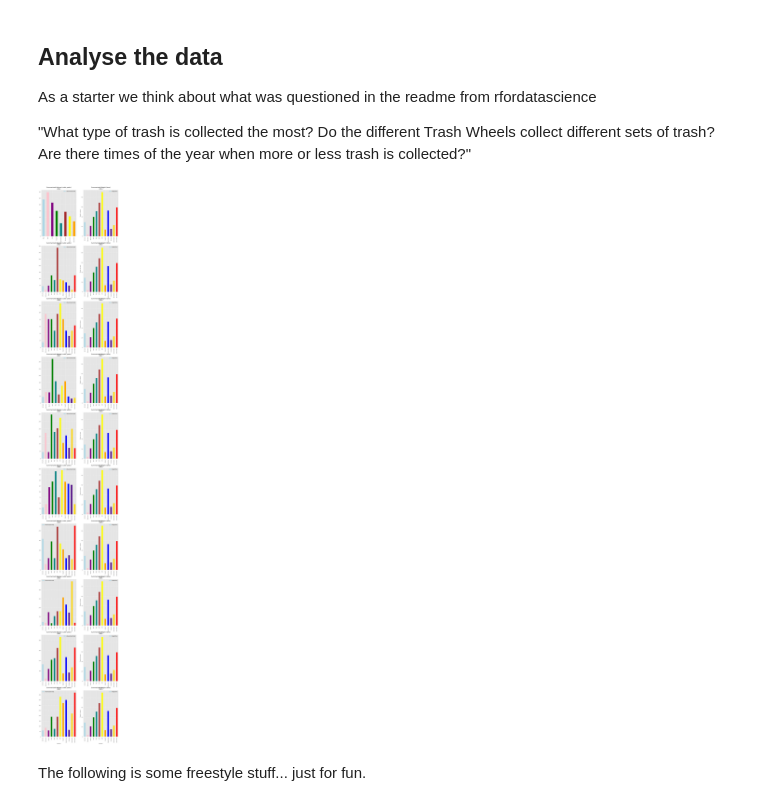
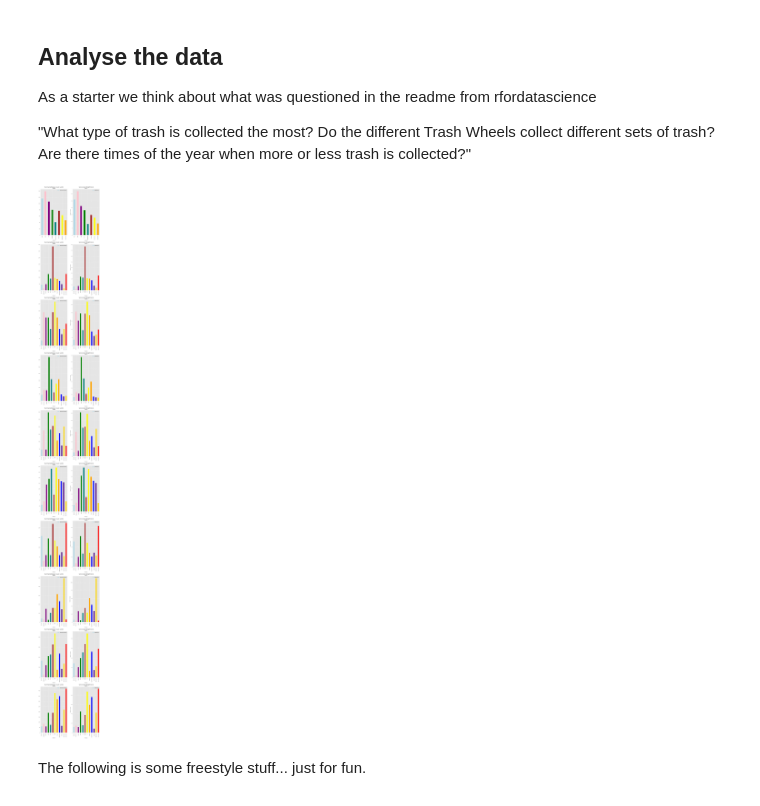
Before and after one commit to wolfJaeger/tidyTuesdayPython, a Jupyter notebook: 2024-03-05/tidyTuesday_2024-03-05.ipynb, the cells around one changed output. Saved outputs shown, nothing was run; the diff lists cells and outputs as text; code cells hidden in the pictures.

```diff
--- a/2024-03-05/tidyTuesday_2024-03-05.ipynb
+++ b/2024-03-05/tidyTuesday_2024-03-05.ipynb
@@ -282,39 +282,38 @@ As a starter we think about what was questioned in the readme from rfordatascien
 year_min = int(alltrashwheels['Year'].min())
 year_max = int(alltrashwheels['Year'].max())
 num_years = year_max - year_min +1
-fix, axes = plt.subplots(num_years,2, figsize=(14,10*num_years))
+fix, axes = plt.subplots(num_years,2, figsize=(14,13*num_years))
 
 sorted_months = ['January', 'February', 'March', 'April', 'May', 'June', 'July', 'August', 'September', 'October',
        'November', 'December']
 
 # make some nice colored bar for each month
 # There is some thing called 'Colorstrology '
 month_colors = ['lightblue', 'pink', 'purple', 'green', 'teal', 'brown', 'yellow', 'orange', 'blue', 'indigo', 'gold', 'red']
 
 for year in range(year_min, year_max+1):
     plot_row_index = year - year_min
     left_ax = axes[plot_row_index, 0]
     right_ax = axes[plot_row_index, 1]
     alltrashwheels[(alltrashwheels['Year'] == year)].groupby('Month')['VolumeCubicYards']\
         .agg('sum')\
         .reset_index()\
         .sort_values(by='Month', key=lambda x: x.apply(lambda month: sorted_months.index(month)))\
         .plot(kind='bar', ax=left_ax, x='Month', y='VolumeCubicYards', \
               color=month_colors,\
               title=f'Summarized Volume (cubic yards)\n{year}')
     right_ax.set_ylabel('Trash in cubic yards')
 
-    alltrashwheels[(alltrashwheels['Year'] == 2022)].groupby('Month')['WeightTons']\
+    alltrashwheels[(alltrashwheels['Year'] == year)].groupby('Month')['WeightTons']\
         .agg('sum')\
         .reset_index()\
         .sort_values(by='Month', key=lambda x: x.apply(lambda month: sorted_months.index(month)))\
         .plot(kind='bar', ax=right_ax, x='Month', y='WeightTons',\
               color=month_colors,\
               title=f'Summarized Weight (tons)\n{year}')
-    right_ax.set_ylabel('Trash in tons
-    right_ax.set_legend
+    right_ax.set_ylabel('Trash in tons')
 # %% [output]
-[figure, old version]
+[figure, new version]
 # %% [markdown]
 The following is some freestyle stuff... just for fun.
 # %%
```
